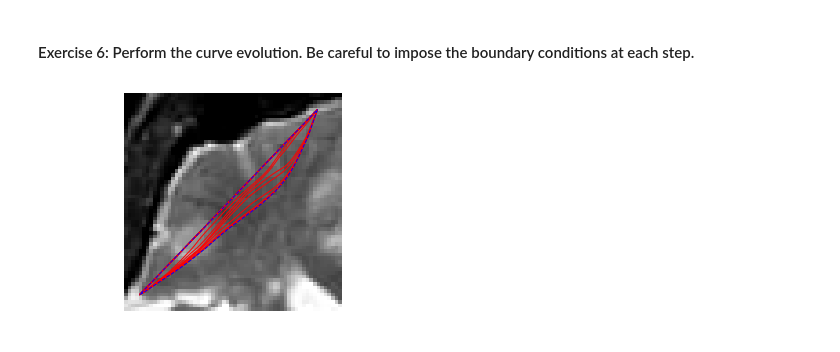
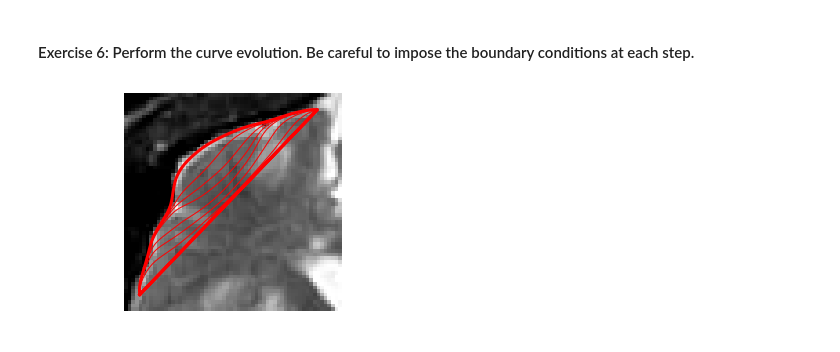
Before and after one commit to MargotSirdey/Mini_Projet_Active_Contours, a Jupyter notebook: machine_learning_parametric.ipynb, the cells around one changed output. Drawn from its saved outputs; the diff is of its cells as text; code cells hidden in the pictures.

```diff
--- a/machine_learning_parametric.ipynb
+++ b/machine_learning_parametric.ipynb
@@ -370,9 +370,10 @@ niter = round(Tmax/ dt) #nombre max d'itérations
 A nouveau, nous appliquons le même raisonnement pour calculer l'évolution de la courbe.
 A chaque itération nous ré-évaluons $\gamma$ et nous l'affichons à 10 étapes équitablement réparties tout au long de l'évolution.
 # %%
-#on était restés à G=grad(f)
+G= grad(W) # on prend G=grad(W) car on part des poids
 G = G[:,:,0] + 1j*G[:,:,1] #IDEM: Laura ici tu vas pouvoir nous aider ;) Je sais plus ce que ça fait l'ajout du dernier indice
 
+lw = 3
 aff = around(linspace(1,niter,10))
 k = 0
 plt.clf
@@ -383,7 +384,7 @@ for i in range(1,niter+1):
     gamma = resample(gamma - dt*g) #échantillonage à chaque itération
     if i==aff[k]:
         if (i==1 or i==niter):
-            cplot(gamma, 'b--')
+            cplot(gamma, 'r', lw)
         else:
             cplot(gamma, 'r')
 
@@ -457,26 +458,28 @@ niter = round(Tmax/ dt) #nombre maximal d'itérations
 # %% [markdown]
 #### Exercise 6: Perform the curve evolution. Be careful to impose the boundary conditions at each step.
 # %%
-G = grad(f) #gradient de f
+G = grad(W) #gradient des poids W
 G = G[:,:,0] + 1j*G[:,:,1]
+
+lw = 3
 
 aff = around(linspace(1,niter,10))
 
 k = 0
 plt.clf
-imageplot(f)
+imageplot(transpose(f))
 
 for i in range(1,niter+1):
     N = normal(gamma)
     g = -EvalW(gamma)*normalC(gamma) + dotp(EvalG(gamma),N)*N
     gamma = resample(gamma - dt*g) #échantillonage à chaque itération
     gamma[0] = x0
     gamma[-1] = x1 #contraintes aux frontières à ajouter à chaque itération
     if i==aff[k]:
         if (i==1 or i==niter):
-            cplot(gamma, 'b--')
+            cplot(gamma, 'r', lw)
         else:
             cplot(gamma, 'r')
         k = k+1
 # %% [output]
-[figure, old version]
+[figure, new version]
```
Also changed, not shown: parts of 6 cells of this notebook.
